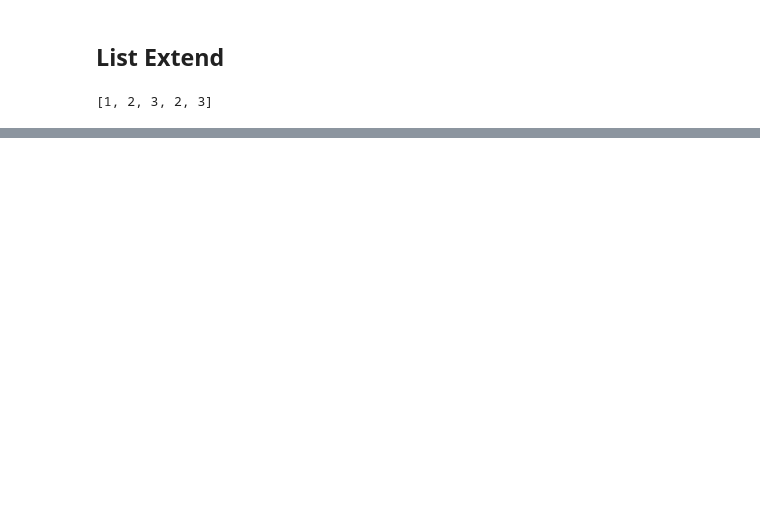
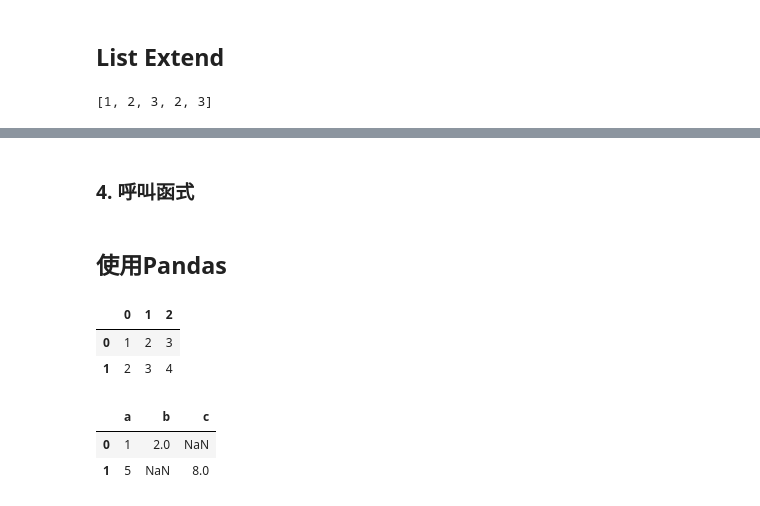
Before and after one commit to ywchiu/pycrawler_sina, a Jupyter notebook: 20161110Demo.ipynb, the cells around one changed output, grey strips where cells are left out. Drawn from its saved outputs; the diff is of its cells as text; code cells hidden in the pictures; blank space fills up the shorter version.

```diff
--- a/20161110Demo.ipynb
+++ b/20161110Demo.ipynb
@@ -448,0 +496,2 @@ a
+# %% [markdown]
+### 4. 呼叫函式
@@ -448,0 +506,20 @@ a
+# %% [markdown]
+## 使用Pandas
+# %%
+a = [[1,2,3], [2,3,4]]
+import pandas
+df = pandas.DataFrame(a)
+df
+# %% [output]
+|  | 0 | 1 | 2 |
+| 0 | 1 | 2 | 3 |
+| 1 | 2 | 3 | 4 |
+# %%
+b = [{'a':1, 'b':2},{'a':5, 'c':8}]
+import pandas
+df = pandas.DataFrame(b)
+df
+# %% [output]
+|  | a | b | c |
+| 0 | 1 | 2.0 | NaN |
+| 1 | 5 | NaN | 8.0 |
```
Also changed, not shown: parts of 16 cells of this notebook.
